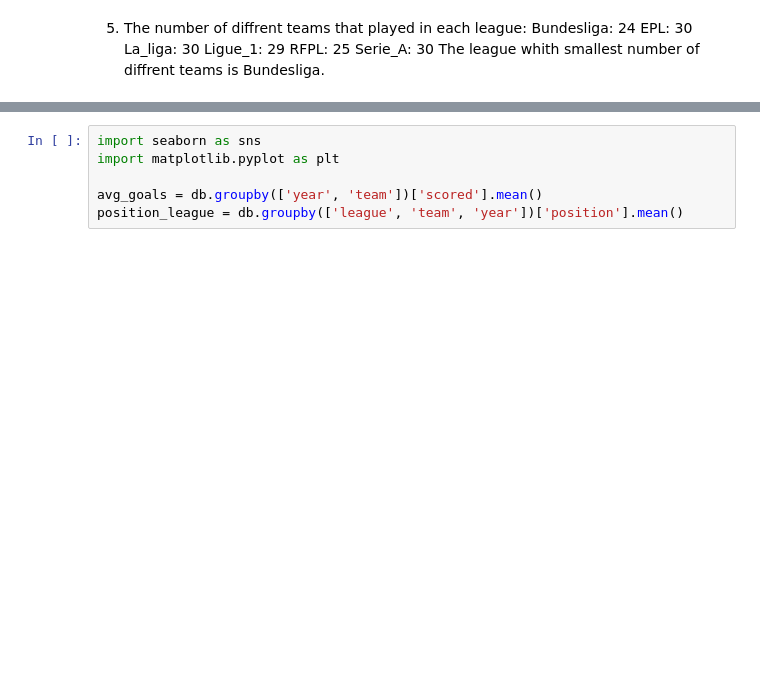
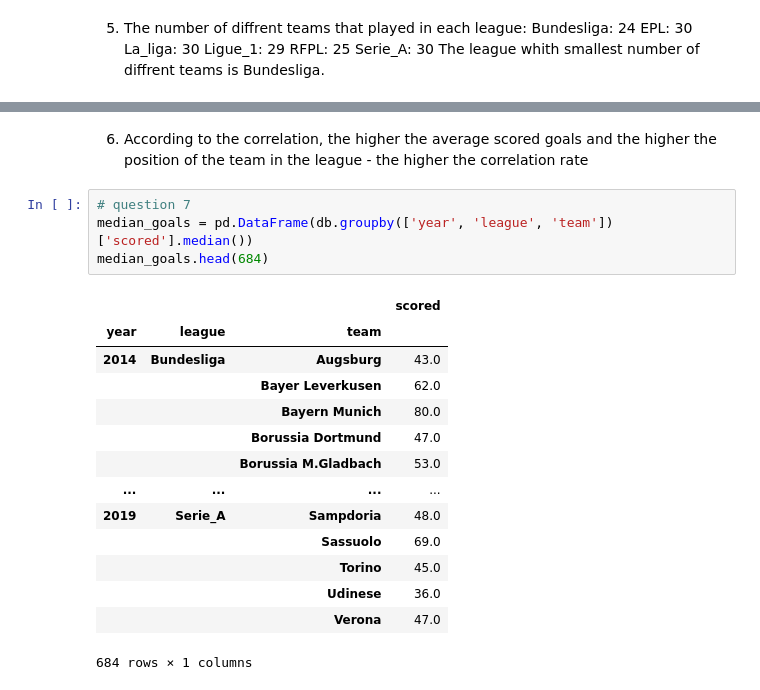
Before and after one commit to SofiaTRG/data_science_HW1, a Jupyter notebook: Untitled.ipynb, the cells around one changed output, grey strips where cells are left out. Cells and saved outputs as stored; diff of their text form; blank space fills up the shorter version.

```diff
--- a/Untitled.ipynb
+++ b/Untitled.ipynb
@@ -110,6 +98,21 @@ plt.show()
-# %%
-import seaborn as sns
-import matplotlib.pyplot as plt
-
-avg_goals = db.groupby(['year', 'team'])['scored'].mean()
-position_league = db.groupby(['league', 'team', 'year'])['position'].mean()
+# %% [markdown]
+6. According to the correlation, the higher the average scored goals and the higher the position of the team in the league - the higher the correlation rate
+# %%
+# question 7
+median_goals = pd.DataFrame(db.groupby(['year', 'league', 'team'])['scored'].median())
+median_goals.head(684)
+# %% [output]
+|  |  |  | scored |
+| year | league | team |  |
+| 2014 | Bundesliga | Augsburg | 43.0 |
+|  |  | Bayer Leverkusen | 62.0 |
+|  |  | Bayern Munich | 80.0 |
+|  |  | Borussia Dortmund | 47.0 |
+|  |  | Borussia M.Gladbach | 53.0 |
+| ... | ... | ... | ... |
+| 2019 | Serie_A | Sampdoria | 48.0 |
+|  |  | Sassuolo | 69.0 |
+|  |  | Torino | 45.0 |
+|  |  | Udinese | 36.0 |
+|  |  | Verona | 47.0 |
+684 rows × 1 columns
```
Also changed, not shown: parts of 10 cells of this notebook.
